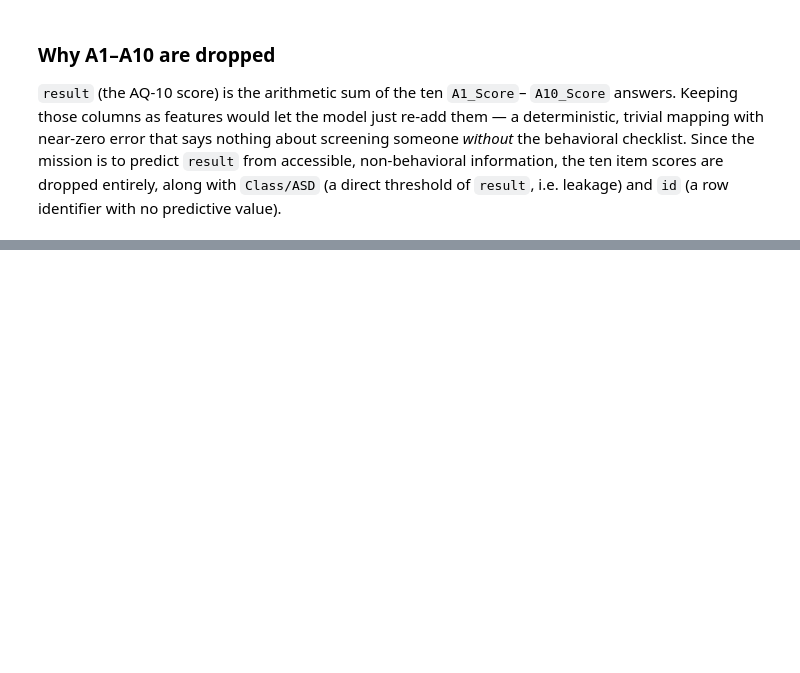
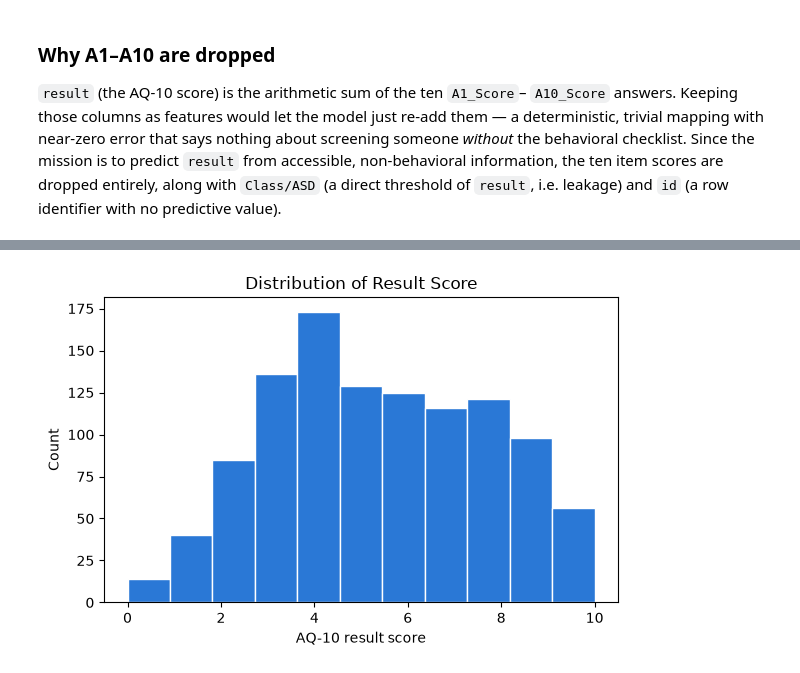
Before and after one commit to Divine-kuzo/linear_regression_model, a Jupyter notebook: summative/linear_regression/multivariate.ipynb, the cells around one changed output, grey strips where cells are left out. Drawn from its saved outputs; the diff is of its cells as text; code cells hidden in the pictures; blank space fills up the shorter version.

```diff
--- a/summative/linear_regression/multivariate.ipynb
+++ b/summative/linear_regression/multivariate.ipynb
@@ -101,0 +123,11 @@ identifier with no predictive value).
+# %%
+plt.figure(figsize=(6, 4))
+df['result'].plot(kind='hist', bins=11, color=SEQ_BLUE, edgecolor='white')
+plt.xlabel('AQ-10 result score')
+plt.ylabel('Count')
+plt.title('Distribution of Result Score')
+plt.tight_layout()
+plt.savefig('result_histogram.png', dpi=150)
+plt.show()
+# %% [output]
+[figure, added]
```
Also changed, not shown: parts of 8 cells of this notebook, 6 other files.
